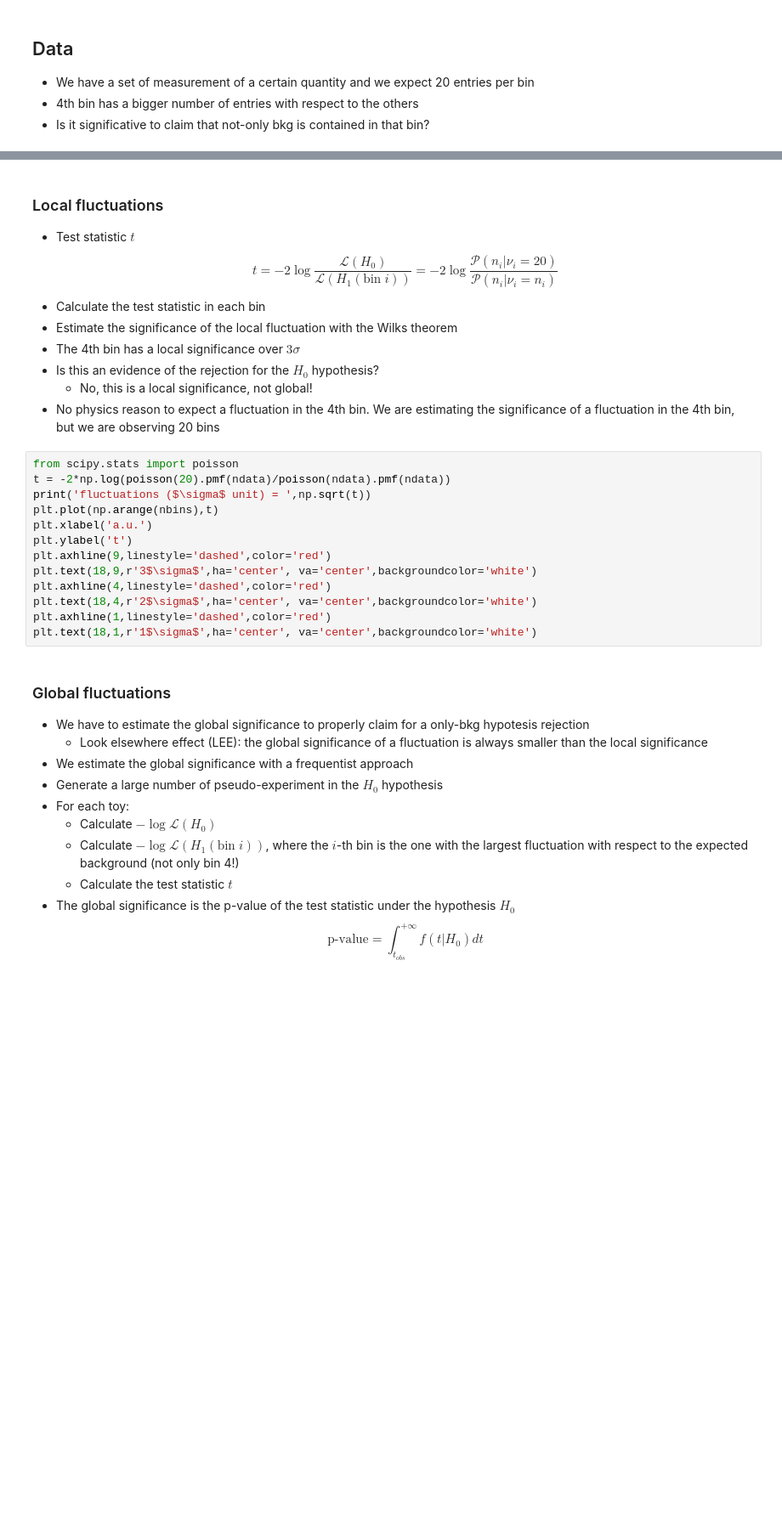
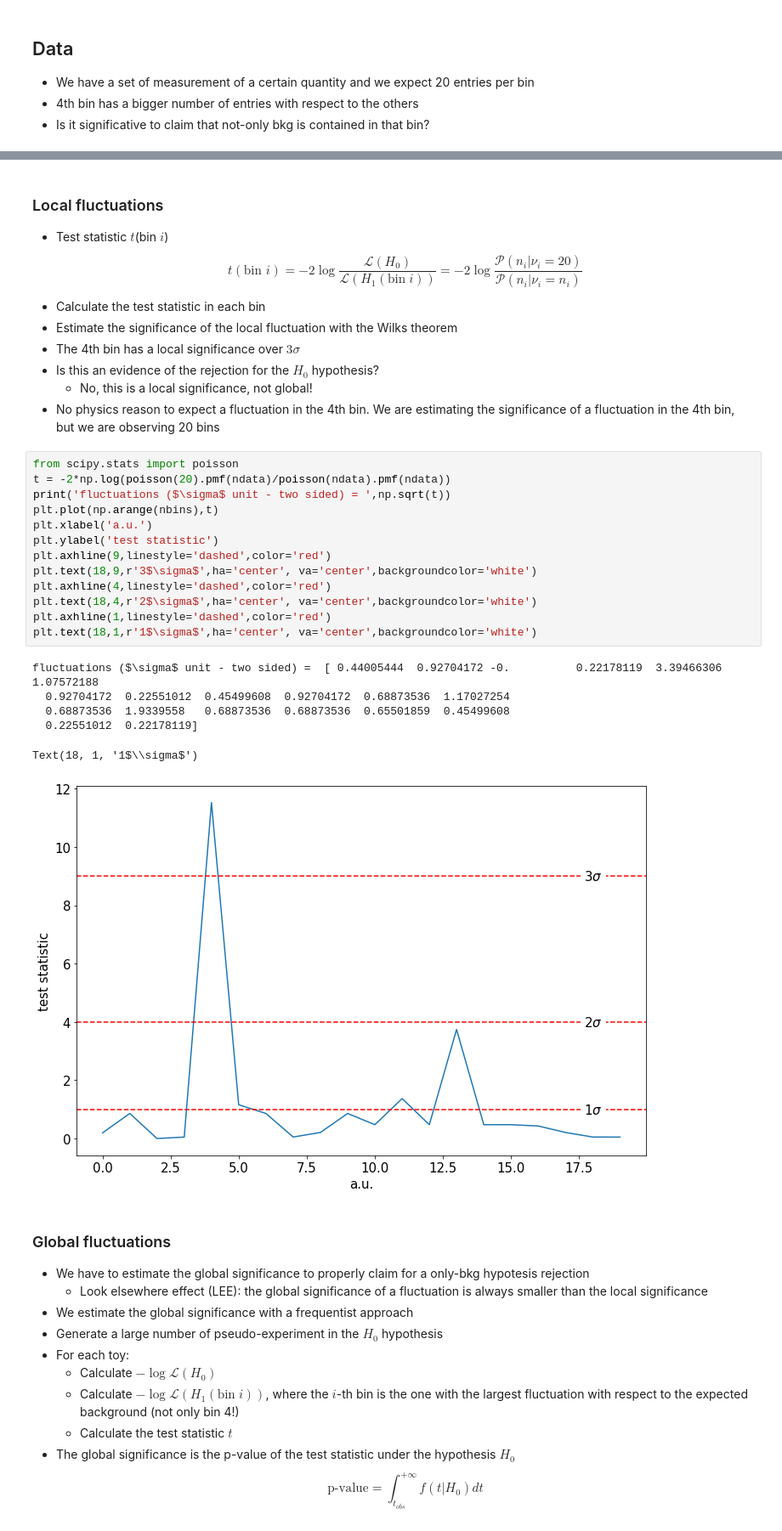
Before and after one commit to amerli90/LecturesMAD22-23, a Jupyter notebook: Look_elsewhere_effect.ipynb, the cells around one changed output, grey strips where cells are left out. Shown at 85% size. Drawn from its saved outputs; the diff is of its cells as text; blank space fills up the shorter version.

```diff
--- a/Look_elsewhere_effect.ipynb
+++ b/Look_elsewhere_effect.ipynb
@@ -38,9 +47,9 @@ where N is the total number of bins
 # %% [markdown]
 ### Local fluctuations
 
-- Test statistic $t$
+- Test statistic $t$(bin $i$)
 \begin{equation}
-t = -2\log\frac{\mathcal{L}(H_0)}{\mathcal{L}(H_1 (\mathrm{bin}\;i))} = -2\log\frac{\mathcal{P}\left(n_i|\nu_i=20\right)}{\mathcal{P}\left(n_i|\nu_i=n_i\right)}
+t(\text{bin }i) = -2\log\frac{\mathcal{L}(H_0)}{\mathcal{L}(H_1 (\mathrm{bin}\;i))} = -2\log\frac{\mathcal{P}\left(n_i|\nu_i=20\right)}{\mathcal{P}\left(n_i|\nu_i=n_i\right)}
 \end{equation}
 - Calculate the test statistic in each bin
 - Estimate the significance of the local fluctuation with the Wilks theorem
@@ -51,16 +60,23 @@ t = -2\log\frac{\mathcal{L}(H_0)}{\mathcal{L}(H_1 (\mathrm{bin}\;i))} = -2\log\f
 # %%
 from scipy.stats import poisson
 t = -2*np.log(poisson(20).pmf(ndata)/poisson(ndata).pmf(ndata))
-print('fluctuations ($\sigma$ unit) = ',np.sqrt(t))
+print('fluctuations ($\sigma$ unit - two sided) = ',np.sqrt(t))
 plt.plot(np.arange(nbins),t)
 plt.xlabel('a.u.')
-plt.ylabel('t')
+plt.ylabel('test statistic')
 plt.axhline(9,linestyle='dashed',color='red')
 plt.text(18,9,r'3$\sigma$',ha='center', va='center',backgroundcolor='white')
 plt.axhline(4,linestyle='dashed',color='red')
 plt.text(18,4,r'2$\sigma$',ha='center', va='center',backgroundcolor='white')
 plt.axhline(1,linestyle='dashed',color='red')
 plt.text(18,1,r'1$\sigma$',ha='center', va='center',backgroundcolor='white')
+# %% [output]
+fluctuations ($\sigma$ unit - two sided) =  [ 0.44005444  0.92704172 -0.          0.22178119  3.39466306  1.07572188
+  0.92704172  0.22551012  0.45499608  0.92704172  0.68873536  1.17027254
+  0.68873536  1.9339558   0.68873536  0.68873536  0.65501859  0.45499608
+  0.22551012  0.22178119]
+Text(18, 1, '1$\\sigma$')
+[figure, added]
 # %% [markdown]
 ### Global fluctuations
 
```
Also changed, not shown: parts of 4 cells of this notebook.
